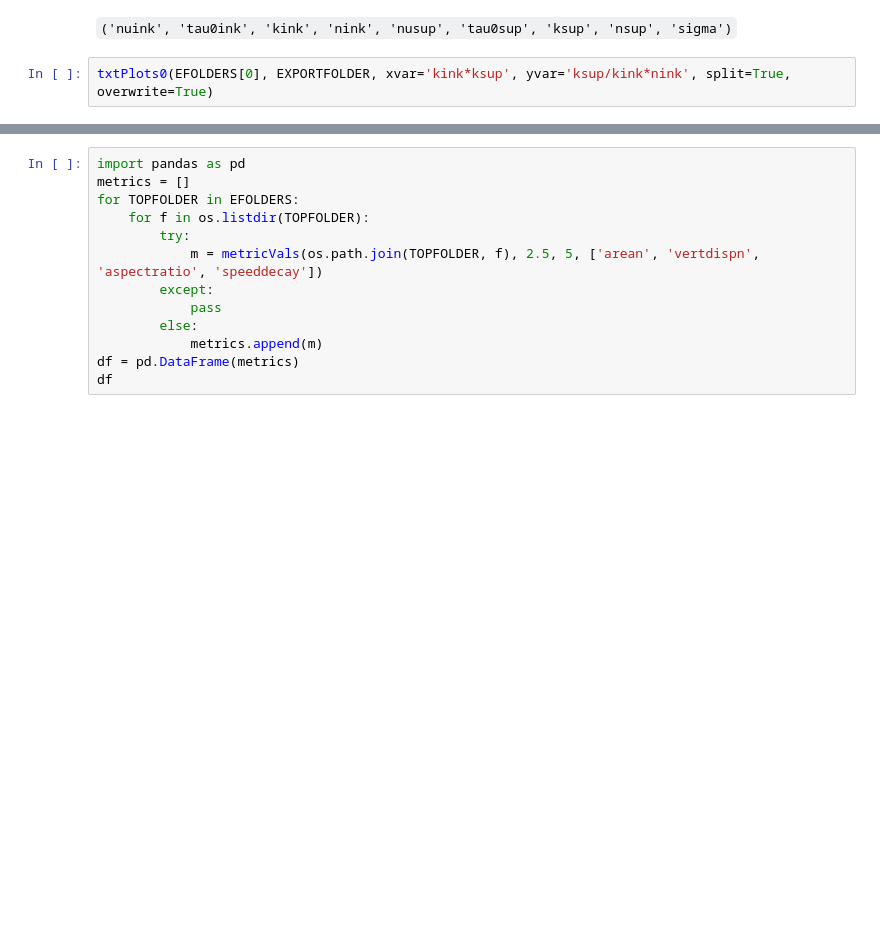
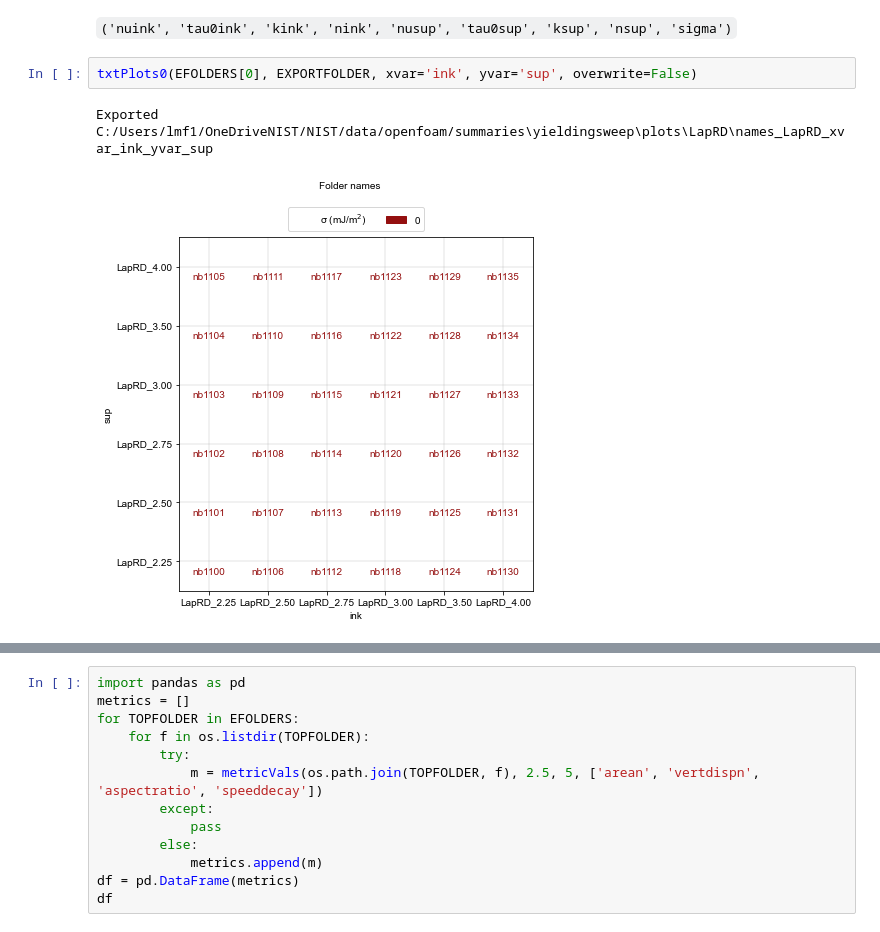
Before and after one commit to usnistgov/openfoamEmbedded3DP, a Jupyter notebook: pythonscripts/interfacemetrics_LapRD.ipynb, the cells around one changed output, grey strips where cells are left out. Drawn from its saved outputs; the diff is of its cells as text; blank space fills up the shorter version.

Commit message:
updated plotting tools, allow labels

```diff
--- a/pythonscripts/interfacemetrics_LapRD.ipynb
+++ b/pythonscripts/interfacemetrics_LapRD.ipynb
@@ -39,7 +41,10 @@ for topfolder in EFOLDERS:
 # %% [markdown]
 `('nuink', 'tau0ink', 'kink', 'nink', 'nusup', 'tau0sup', 'ksup', 'nsup', 'sigma')`
 # %%
-txtPlots0(EFOLDERS[0], EXPORTFOLDER, xvar='kink*ksup', yvar='ksup/kink*nink', split=True, overwrite=True)
+txtPlots0(EFOLDERS[0], EXPORTFOLDER, xvar='ink', yvar='sup', overwrite=False)
+# %% [output]
+Exported  C:/Users/lmf1/OneDriveNIST/NIST/data/openfoam/summaries\yieldingsweep\plots\LapRD\names_LapRD_xvar_ink_yvar_sup
+[figure, added]
 # %%
 for i, TOPFOLDER in enumerate(EFOLDERS):
     xvar = 'ink'
```
Also changed, not shown: parts of 3 cells of this notebook, 10 other files.
